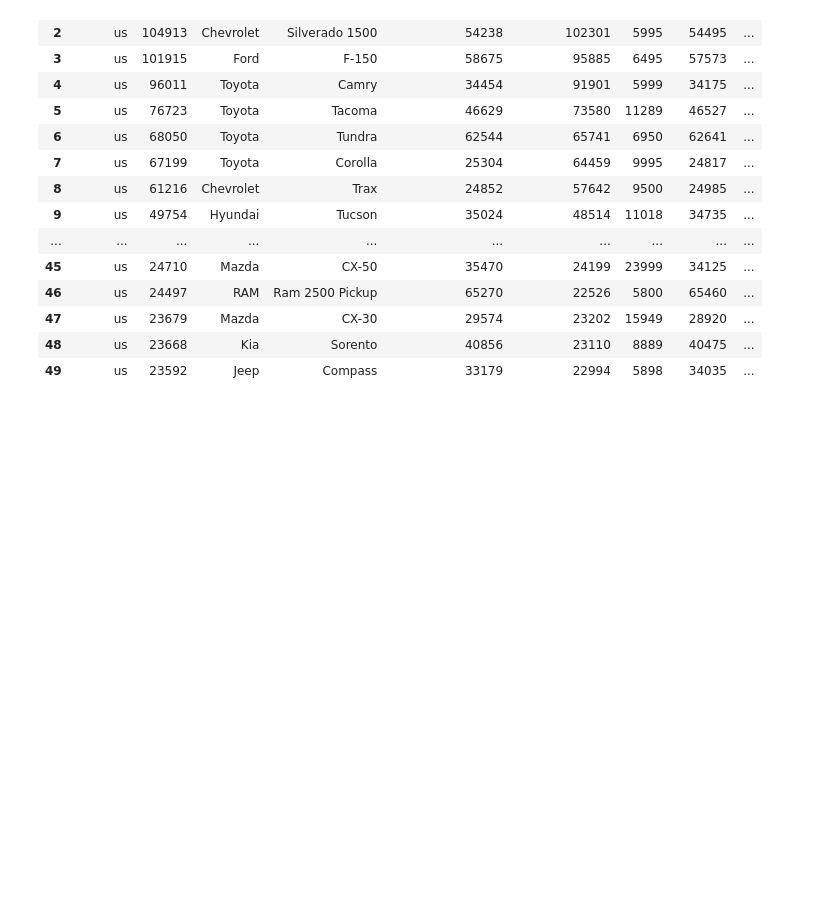
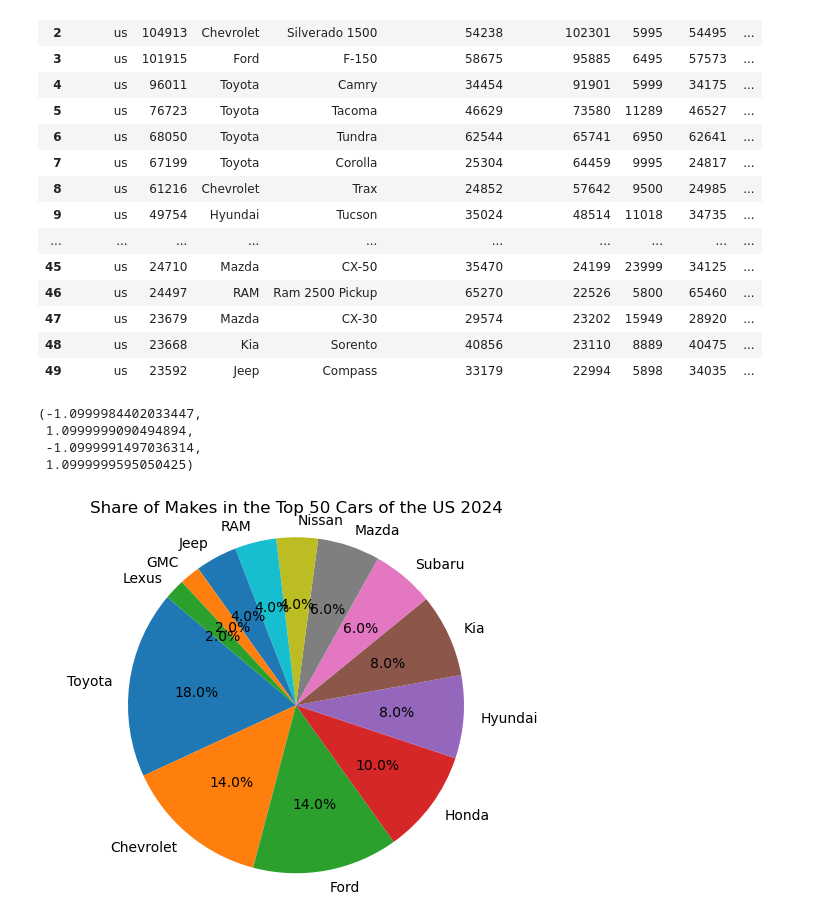
Before and after one commit to marsh52/project1, a Jupyter notebook: APICheck.ipynb, the cells around one changed output. Saved outputs shown, nothing was run; the diff lists cells and outputs as text; code cells hidden in the pictures; blank space fills up the shorter version.

```diff
--- a/APICheck.ipynb
+++ b/APICheck.ipynb
@@ -82,3 +104,15 @@ df_expanded
 | 47 | us | 23679 | Mazda | CX-30 | 29574 | 23202 | 15949 | 28920 | ... |
 | 48 | us | 23668 | Kia | Sorento | 40856 | 23110 | 8889 | 40475 | ... |
 | 49 | us | 23592 | Jeep | Compass | 33179 | 22994 | 5898 | 34035 | ... |
+# %%
+Make_top_50 = df_expanded['make'].value_counts()
+Make_top_50
+plt.title("Share of Makes in the Top 50 Cars of the US 2024")
+plt.pie(Make_top_50, labels=Make_top_50.index, autopct='%1.1f%%', startangle=140)
+plt.axis('equal')
+# %% [output]
+(-1.0999984402033447,
+ 1.0999999090494894,
+ -1.0999991497036314,
+ 1.0999999595050425)
+[figure, added]
```
Also changed, not shown: parts of 17 cells of this notebook, 7 other files.
